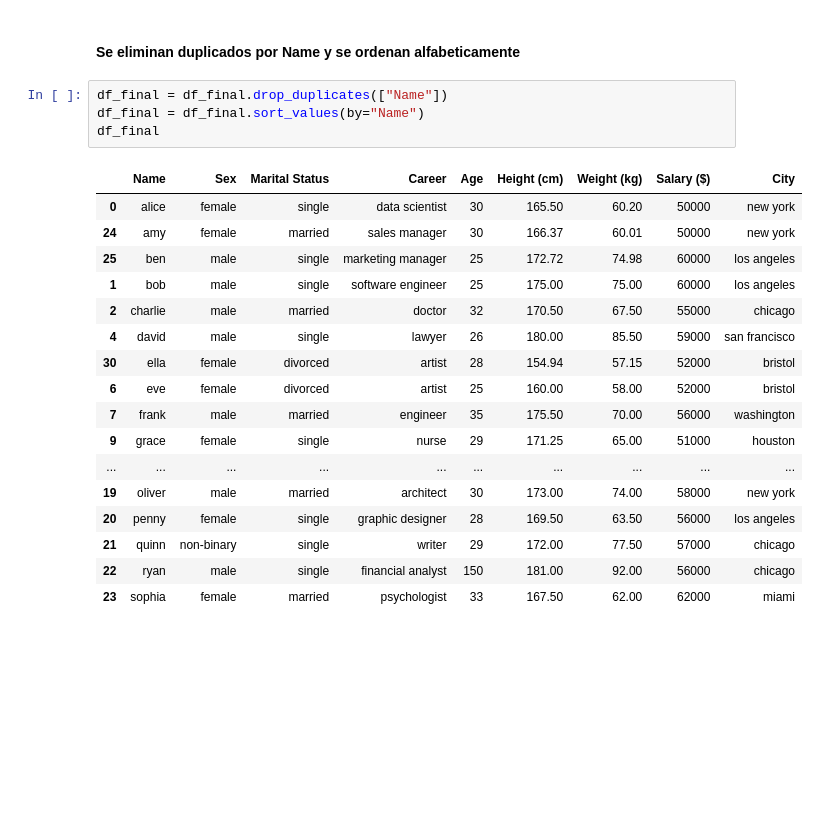
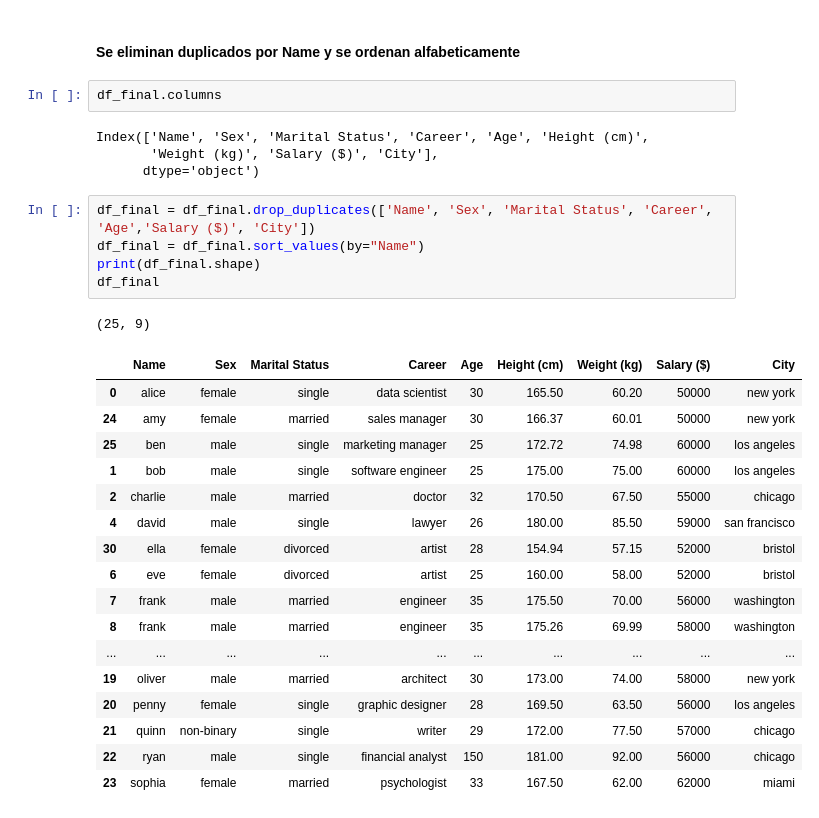
Before and after one commit to mafab9125/Curso_Infraestructura, a Jupyter notebook: pandas.ipynb, the cells around one changed output. Saved outputs shown, nothing was run; the diff lists cells and outputs as text; blank space fills up the shorter version.

```diff
--- a/pandas.ipynb
+++ b/pandas.ipynb
@@ -722,22 +722,30 @@ df_final
 | 36 | ivy | female | married | professor | 34 | 182.88 | 94.80 | 68000 | miami |
 # %% [markdown]
 #### Se eliminan duplicados por Name y se ordenan alfabeticamente
+# %%
+df_final.columns
+# %% [output]
+Index(['Name', 'Sex', 'Marital Status', 'Career', 'Age', 'Height (cm)',
+       'Weight (kg)', 'Salary ($)', 'City'],
+      dtype='object')
 # %%
-df_final = df_final.drop_duplicates(["Name"])
+df_final = df_final.drop_duplicates(['Name', 'Sex', 'Marital Status', 'Career', 'Age','Salary ($)', 'City'])
 df_final = df_final.sort_values(by="Name")
+print(df_final.shape)
 df_final
 # %% [output]
+(25, 9)
 |  | Name | Sex | Marital Status | Career | Age | Height (cm) | Weight (kg) | Salary ($) | City |
 | 0 | alice | female | single | data scientist | 30 | 165.50 | 60.20 | 50000 | new york |
 | 24 | amy | female | married | sales manager | 30 | 166.37 | 60.01 | 50000 | new york |
 | 25 | ben | male | single | marketing manager | 25 | 172.72 | 74.98 | 60000 | los angeles |
 | 1 | bob | male | single | software engineer | 25 | 175.00 | 75.00 | 60000 | los angeles |
 | 2 | charlie | male | married | doctor | 32 | 170.50 | 67.50 | 55000 | chicago |
 | 4 | david | male | single | lawyer | 26 | 180.00 | 85.50 | 59000 | san francisco |
 | 30 | ella | female | divorced | artist | 28 | 154.94 | 57.15 | 52000 | bristol |
 | 6 | eve | female | divorced | artist | 25 | 160.00 | 58.00 | 52000 | bristol |
 | 7 | frank | male | married | engineer | 35 | 175.50 | 70.00 | 56000 | washington |
-| 9 | grace | female | single | nurse | 29 | 171.25 | 65.00 | 51000 | houston |
+| 8 | frank | male | married | engineer | 35 | 175.26 | 69.99 | 58000 | washington |
 | ... | ... | ... | ... | ... | ... | ... | ... | ... | ... |
 | 19 | oliver | male | married | architect | 30 | 173.00 | 74.00 | 58000 | new york |
 | 20 | penny | female | single | graphic designer | 28 | 169.50 | 63.50 | 56000 | los angeles |
```
